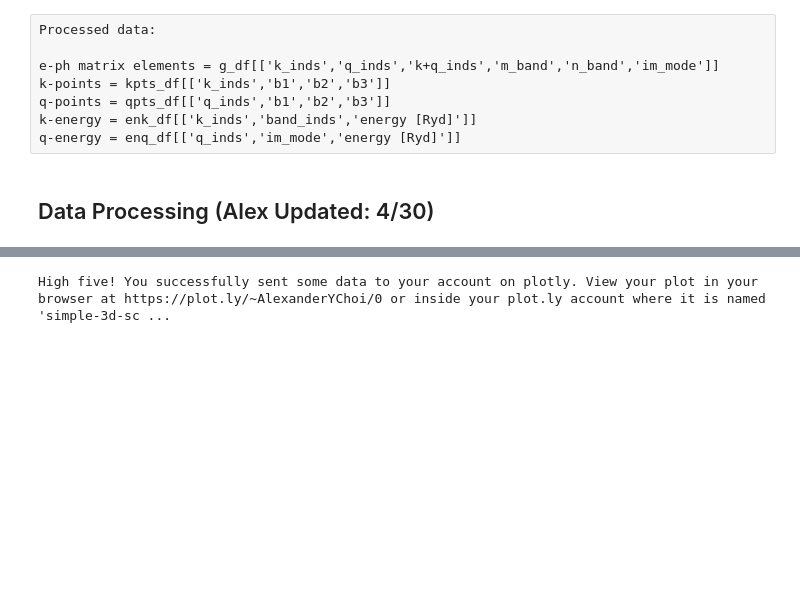
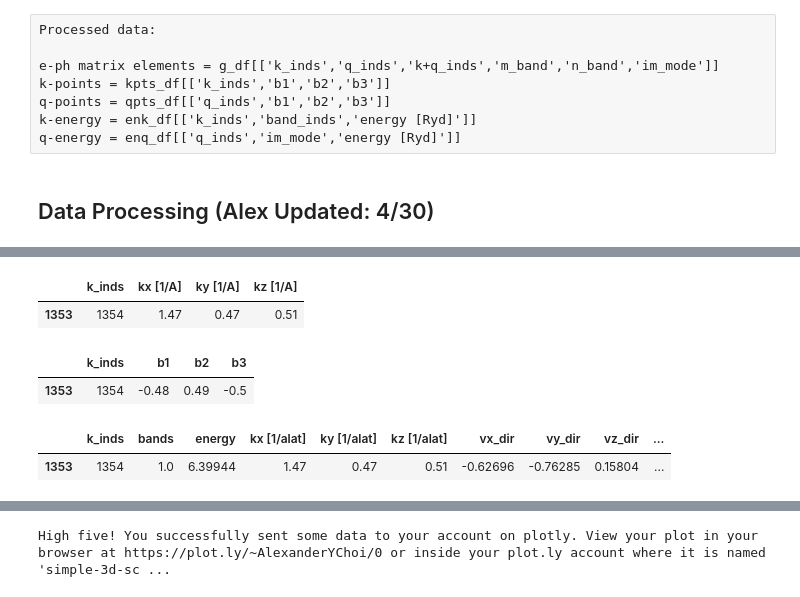
Before and after one commit to alexanderychoi/linear_boltzmann, a Jupyter notebook: data_processing_4_19.ipynb, the cells around one changed output, grey strips where cells are left out. Cells and saved outputs as stored; diff of their text form; code cells hidden in the pictures; blank space fills up the shorter version.

```diff
--- a/data_processing_4_19.ipynb
+++ b/data_processing_4_19.ipynb
@@ -269,3 +365,18 @@ py.iplot(fig, filename='simple-3d-scatter')
 # %% [output]
 High five! You successfully sent some data to your account on plotly. View your plot in your browser at https://plot.ly/~AlexanderYChoi/0 or inside your plot.ly account where it is named 'simple-3d-sc ...
 [interactive output not drawn]
+# %%
+cart_kpts_df.loc[cart_kpts_df['k_inds']==1354]
+# %% [output]
+|  | k_inds | kx [1/A] | ky [1/A] | kz [1/A] |
+| 1353 | 1354 | 1.47 | 0.47 | 0.51 |
+# %%
+kpts_df.loc[kpts_df['k_inds']==1354]
+# %% [output]
+|  | k_inds | b1 | b2 | b3 |
+| 1353 | 1354 | -0.48 | 0.49 | -0.5 |
+# %%
+kvel_df.loc[kvel_df['k_inds']==1354]
+# %% [output]
+|  | k_inds | bands | energy | kx [1/alat] | ky [1/alat] | kz [1/alat] | vx_dir | vy_dir | vz_dir | ... |
+| 1353 | 1354 | 1.0 | 6.39944 | 1.47 | 0.47 | 0.51 | -0.62696 | -0.76285 | 0.15804 | ... |
```
Also changed, not shown: parts of 17 cells of this notebook.
